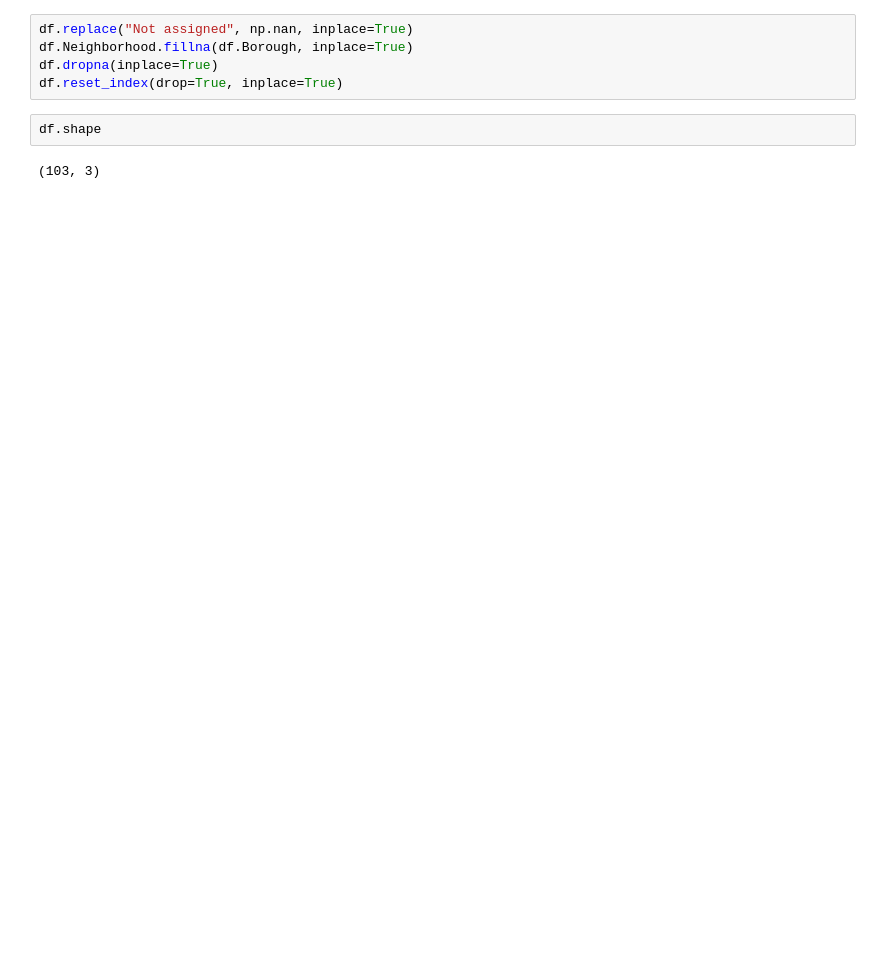
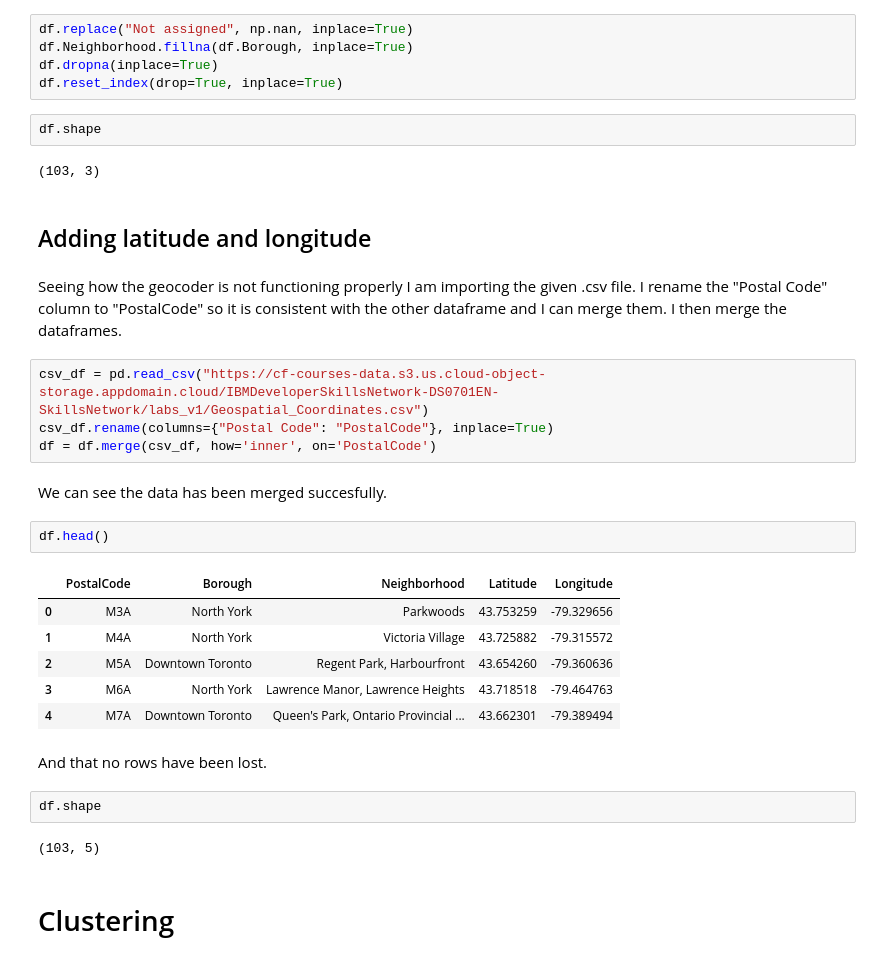
Before and after one commit to Jokip7/Coursera_Capstone, a Jupyter notebook: toronto.ipynb, the cells around one changed output. Cells and saved outputs as stored; diff of their text form; blank space fills up the shorter version.

Commit message:
Added and changed some markdown cells to explain process better. Also added longitude and latitude as well as clustering.

```diff
--- a/toronto.ipynb
+++ b/toronto.ipynb
@@ -39,3 +45,30 @@ df.reset_index(drop=True, inplace=True)
 df.shape
 # %% [output]
 (103, 3)
+# %% [markdown]
+## Adding latitude and longitude
+# %% [markdown]
+Seeing how the geocoder is not functioning properly I am importing the given .csv file. I rename the "Postal Code" column to "PostalCode" so it is consistent with the other dataframe and I can merge them. I then merge the dataframes.
+# %%
+csv_df = pd.read_csv("https://cf-courses-data.s3.us.cloud-object-storage.appdomain.cloud/IBMDeveloperSkillsNetwork-DS0701EN-SkillsNetwork/labs_v1/Geospatial_Coordinates.csv")
+csv_df.rename(columns={"Postal Code": "PostalCode"}, inplace=True)
+df = df.merge(csv_df, how='inner', on='PostalCode')
+# %% [markdown]
+We can see the data has been merged succesfully.
+# %%
+df.head()
+# %% [output]
+|  | PostalCode | Borough | Neighborhood | Latitude | Longitude |
+| 0 | M3A | North York | Parkwoods | 43.753259 | -79.329656 |
+| 1 | M4A | North York | Victoria Village | 43.725882 | -79.315572 |
+| 2 | M5A | Downtown Toronto | Regent Park, Harbourfront | 43.654260 | -79.360636 |
+| 3 | M6A | North York | Lawrence Manor, Lawrence Heights | 43.718518 | -79.464763 |
+| 4 | M7A | Downtown Toronto | Queen's Park, Ontario Provincial ... | 43.662301 | -79.389494 |
+# %% [markdown]
+And that no rows have been lost.
+# %%
+df.shape
+# %% [output]
+(103, 5)
+# %% [markdown]
+# Clustering
```
Also changed, not shown: parts of 13 cells of this notebook.
